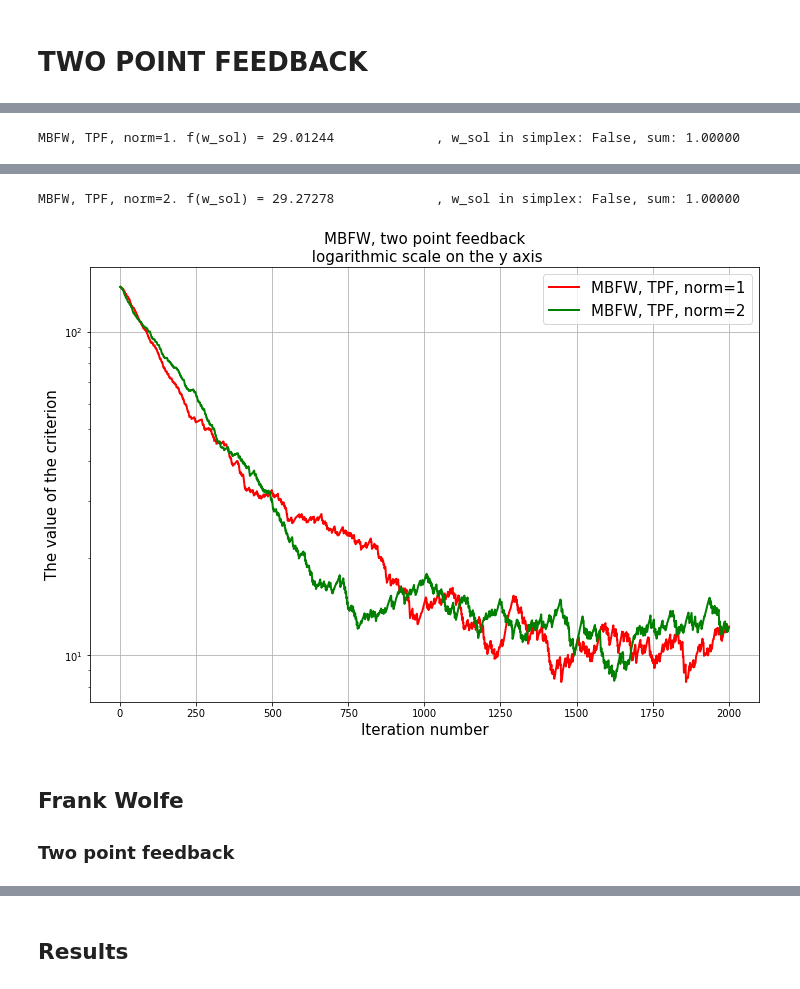
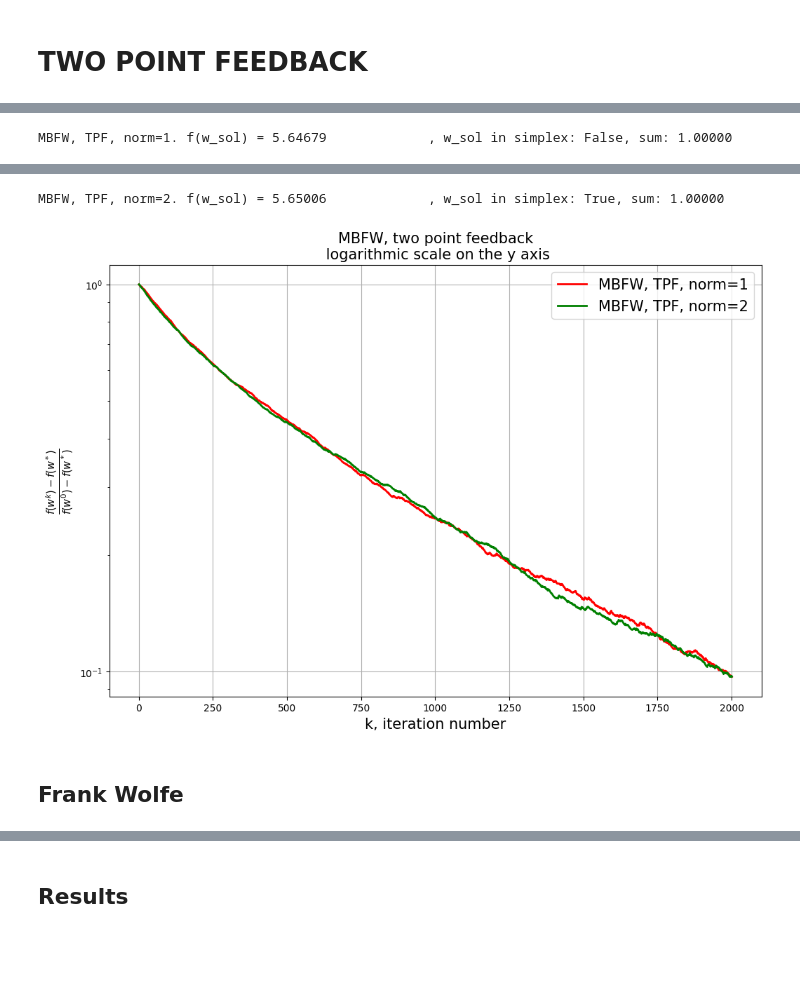
Before and after one commit to minashkinvladislav/Frank_Wolfe, a Jupyter notebook: first_experiment.ipynb, the cells around one changed output, grey strips where cells are left out. Drawn from its saved outputs; the diff is of its cells as text; code cells hidden in the pictures; blank space fills up the shorter version.

```diff
--- a/first_experiment.ipynb
+++ b/first_experiment.ipynb
@@ -39,7 +47,7 @@ args['d'] = 10
 args['mu'] = 1
 args['L'] = 1000
 args['func'] = f
-args['seed'] = 18
+args['seed'] = 1818
 
 args['A'] = models.generate_A(args['d'], args['mu'],
                               args['L'], args['seed'])
@@ -60,15 +68,19 @@ def const_gamma(k, func, nabla_f, x_curr, x_sol, args):
 def momentum_k(k, f, nabla_f, x_k, x_sol, args):
     return k/(k+1)
 
-Gradient_Descent = models.GradientDescent(f, nabla_f_true, x_0=w_0, max_steps=2000,
+Gradient_Descent = models.GradientDescent(f, nabla_f_true, x_0=w_0, max_steps=10**4,
                                           gamma_k=const_gamma, args=args,
-                                          criterium='gap', use_mbfw=True, momentum_k=momentum_k)
-w_sol, errors_true, _ = Gradient_Descent.search()
+                                          criterium='gap', use_mirror=True, momentum_k=momentum_k)
+w_sol_true, errors_true, _ = Gradient_Descent.search()
 itrerations_true = [range(1, len(errors_true) + 1)]
+R_0 = f(w_0, args) - f(w_sol_true, args)
 errors_true = [errors_true]
 labels_true = ["MBFW using true gradient"]
 title = "MBFW using true gradient"
-models.make_err_plot(itrerations_true, errors_true, labels_true, title, markers=[None]*100)
-print("MBFW using true gradient. f(w_sol) = %.5f" % f(w_sol, args))
+y_label = r'gap-criterium'
+
+models.make_err_plot(itrerations_true, errors_true, labels_true,
+                     title, markers=[None]*100, y_label=y_label)
+print("MBFW using true gradient. f(w_sol) = %.5f" % f(w_sol_true, args))
 # %% [output]
 [interactive output not drawn]
@@ -89,21 +103,22 @@ for norm in [1, 2]:
       args['norm'] = norm
       mirror_descent = models.GradientDescent(f, nabla_f=models.get_grad_tpf, x_0=w_0,
                                               max_steps=2000, gamma_k=const_gamma, args=args,
-                                              nabla_f_true=nabla_f_true,
-                                              criterium='gap', use_mirror=True)
+                                              nabla_f_true=nabla_f_true, x_sol=w_sol_true,
+                                              criterium='f(x_k) - f(x^*)', use_mirror=True)
 
       w_sol, errors, _ = mirror_descent.search()
       is_in_simplex = ((w_sol == (np.abs(w_sol))).all() \
                        and (np.linalg.norm(w_sol, ord=1) == 1))
       iterations = range(1, len(errors)+1)
-      errors_mir_tpf.append(errors)
+      errors_mir_tpf.append(errors/R_0)
       iterations_mir_tpf.append(iterations)
       labels_mir_tpf.append("Mirror descent, TPF, norm=%i" % norm)
       print("Mirror descent, TPF, norm=%i. f(w_sol) = %.5f \
             , w_sol in simplex: %s, sum: %.5f" % (norm, f(w_sol, args), is_in_simplex, sum(w_sol)))
 
 title = "Mirror descent, two point feedback"
-models.make_err_plot(iterations_mir_tpf, errors_mir_tpf,
+y_label = r'$\frac{f(w^k) - f(w^*)}{f(w^0) - f(w^*)}$'
+models.make_err_plot(iterations_mir_tpf, errors_mir_tpf, y_label=y_label,
                      labels=labels_mir_tpf, title=title, markers=[None]*100)
 # %% [output]
 [interactive output not drawn]
@@ -118,38 +131,41 @@ Mirror descent, TPF, norm=2. f(w_sol) = 26.75867             , w_sol in simplex:
 # %%
+def const_gamma(k, func, nabla_f, x_curr, x_sol, args):
+    return 1. / (args['L'])
+
 errors_mbfw_tpf = []
 iterations_mbfw_tpf = []
 labels_mbfw_tpf = []
 
 for norm in [1, 2]:
       args['norm'] = norm
       mirror_descent = models.GradientDescent(f, nabla_f=models.get_grad_tpf, x_0=w_0,
                                               max_steps=2000, gamma_k=const_gamma, args=args,
-                                              nabla_f_true=nabla_f_true,
-                                              criterium='gap', use_mbfw=True,
+                                              nabla_f_true=nabla_f_true, x_sol = w_sol_true,
+                                              criterium='f(x_k) - f(x^*)', use_mbfw=True,
                                               momentum_k=momentum_k)
 
       w_sol, errors, _ = mirror_descent.search()
       is_in_simplex = ((w_sol == (np.abs(w_sol))).all() \
                        and (np.linalg.norm(w_sol, ord=1) == 1))
       iterations = range(1, len(errors)+1)
-      errors_mbfw_tpf.append(errors)
+      errors_mbfw_tpf.append(errors / R_0)
       iterations_mbfw_tpf.append(iterations)
       labels_mbfw_tpf.append("MBFW, TPF, norm=%i" % norm)
       print("MBFW, TPF, norm=%i. f(w_sol) = %.5f \
             , w_sol in simplex: %s, sum: %.5f" % (norm, f(w_sol, args), is_in_simplex, sum(w_sol)))
 
 title = "MBFW, two point feedback"
-models.make_err_plot(iterations_mbfw_tpf, errors_mbfw_tpf,
+y_label = r'$\frac{f(w^k) - f(w^*)}{f(w^0) - f(w^*)}$'
+models.make_err_plot(iterations_mbfw_tpf, errors_mbfw_tpf, y_label=y_label,
                      labels=labels_mbfw_tpf, title=title, markers=[None]*100)
 # %% [output]
 [interactive output not drawn]
-MBFW, TPF, norm=1. f(w_sol) = 29.01244             , w_sol in simplex: False, sum: 1.00000
+MBFW, TPF, norm=1. f(w_sol) = 5.64679             , w_sol in simplex: False, sum: 1.00000
 [interactive output not drawn]
-MBFW, TPF, norm=2. f(w_sol) = 29.27278             , w_sol in simplex: False, sum: 1.00000
+MBFW, TPF, norm=2. f(w_sol) = 5.65006             , w_sol in simplex: True, sum: 1.00000
-[figure, old version]
+[figure, new version]
 # %% [markdown]
 ## Frank Wolfe
-### Two point feedback
 # %%
 errors_fw_tpf = []
 iterations_fw_tpf = []
```
Also changed, not shown: parts of 20 cells of this notebook, 1 other file.
